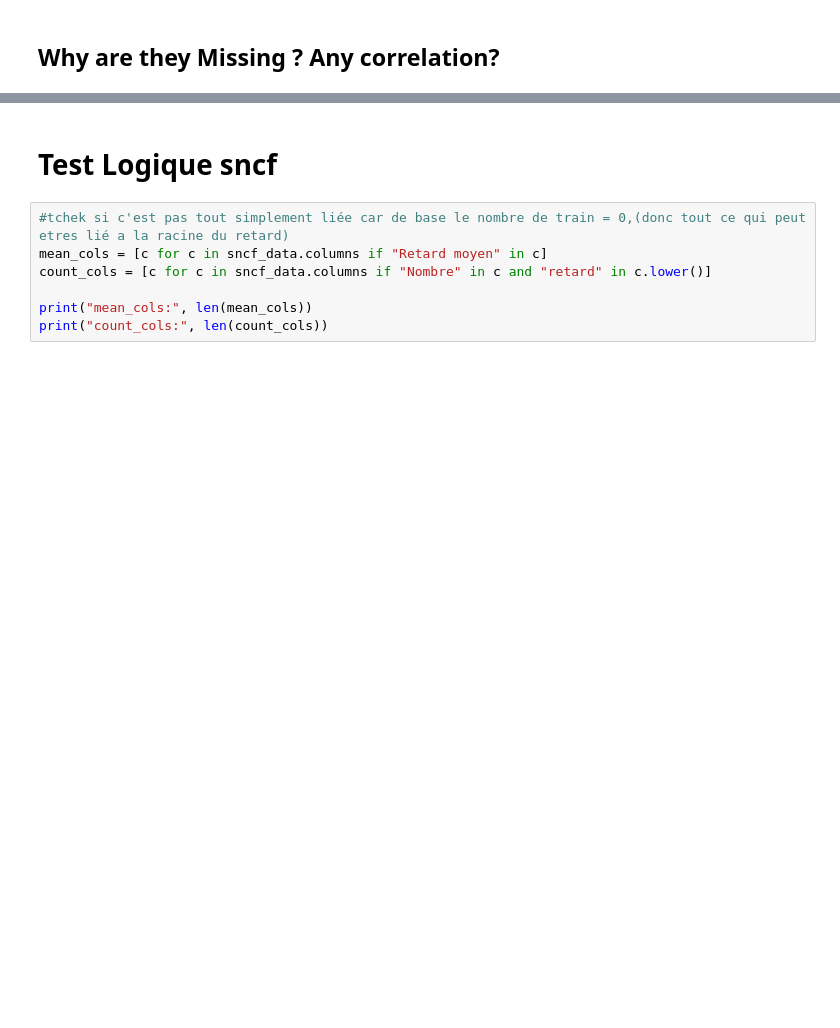
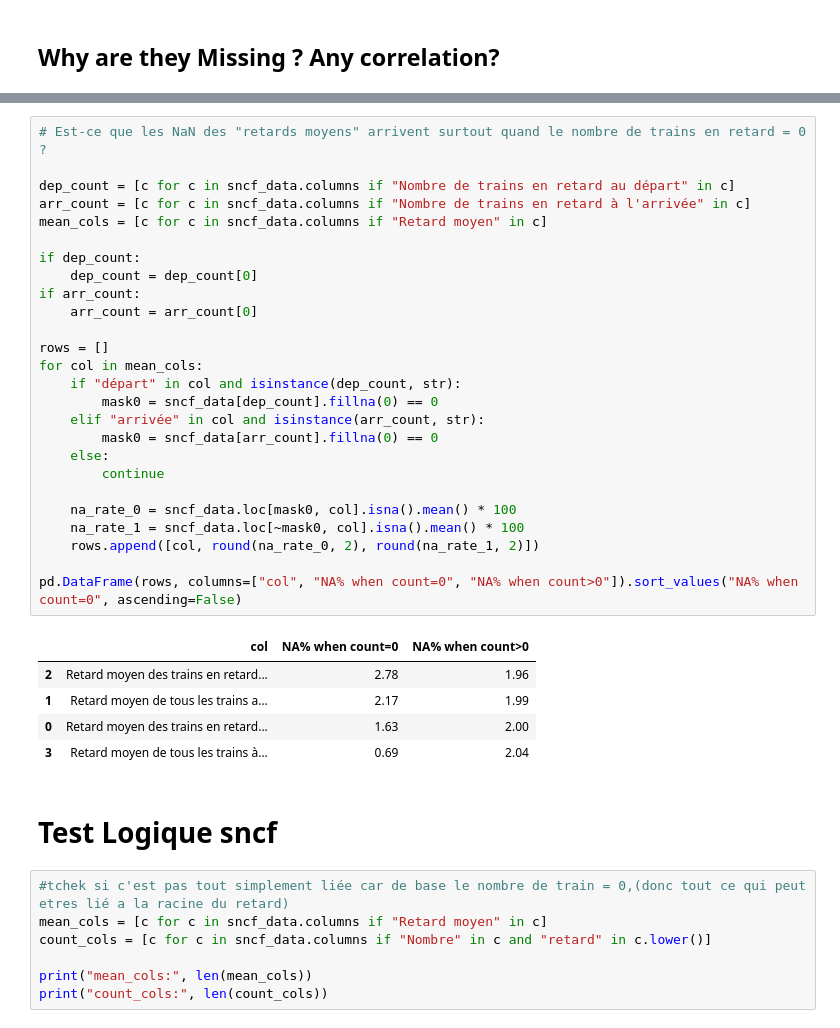
Before and after one commit to Slacknsss/Tardis-Machine-Learning, a Jupyter notebook: tardis_eda.ipynb, the cells around one changed output, grey strips where cells are left out. Saved outputs shown, nothing was run; the diff lists cells and outputs as text; blank space fills up the shorter version.

Commit message:
add colums renanm and sevarals chek

```diff
--- a/tardis_eda.ipynb
+++ b/tardis_eda.ipynb
@@ -159,4 +240,36 @@ ROws with ALL NA: 0
 Name: count, dtype: int64
+# %%
+# Est-ce que les NaN des "retards moyens" arrivent surtout quand le nombre de trains en retard = 0 ?
+
+dep_count = [c for c in sncf_data.columns if "Nombre de trains en retard au départ" in c]
+arr_count = [c for c in sncf_data.columns if "Nombre de trains en retard à l'arrivée" in c]
+mean_cols = [c for c in sncf_data.columns if "Retard moyen" in c]
+
+if dep_count:
+    dep_count = dep_count[0]
+if arr_count:
+    arr_count = arr_count[0]
+
+rows = []
+for col in mean_cols:
+    if "départ" in col and isinstance(dep_count, str):
+        mask0 = sncf_data[dep_count].fillna(0) == 0
+    elif "arrivée" in col and isinstance(arr_count, str):
+        mask0 = sncf_data[arr_count].fillna(0) == 0
+    else:
+        continue
+
+    na_rate_0 = sncf_data.loc[mask0, col].isna().mean() * 100
+    na_rate_1 = sncf_data.loc[~mask0, col].isna().mean() * 100
+    rows.append([col, round(na_rate_0, 2), round(na_rate_1, 2)])
+
+pd.DataFrame(rows, columns=["col", "NA% when count=0", "NA% when count>0"]).sort_values("NA% when count=0", ascending=False)
+# %% [output]
+|  | col | NA% when count=0 | NA% when count>0 |
+| 2 | Retard moyen des trains en retard... | 2.78 | 1.96 |
+| 1 | Retard moyen de tous les trains a... | 2.17 | 1.99 |
+| 0 | Retard moyen des trains en retard... | 1.63 | 2.00 |
+| 3 | Retard moyen de tous les trains à... | 0.69 | 2.04 |
 # %% [markdown]
 # Test Logique sncf
 # %%
```
Also changed, not shown: parts of 16 cells of this notebook.
